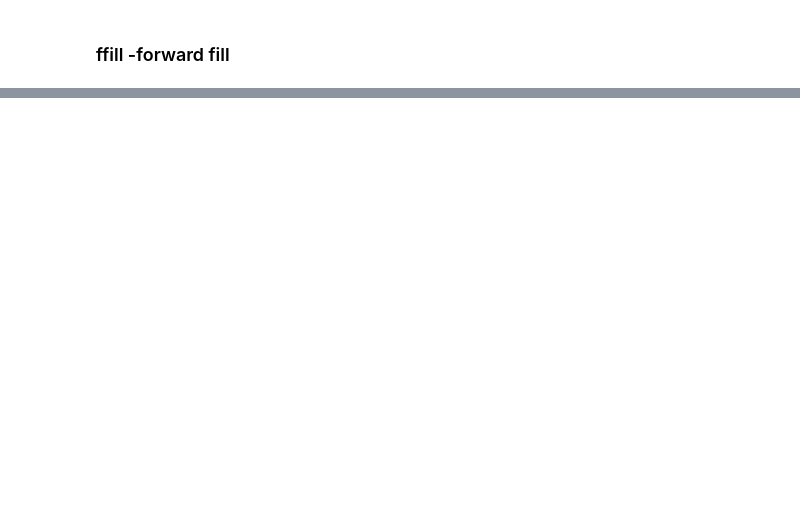
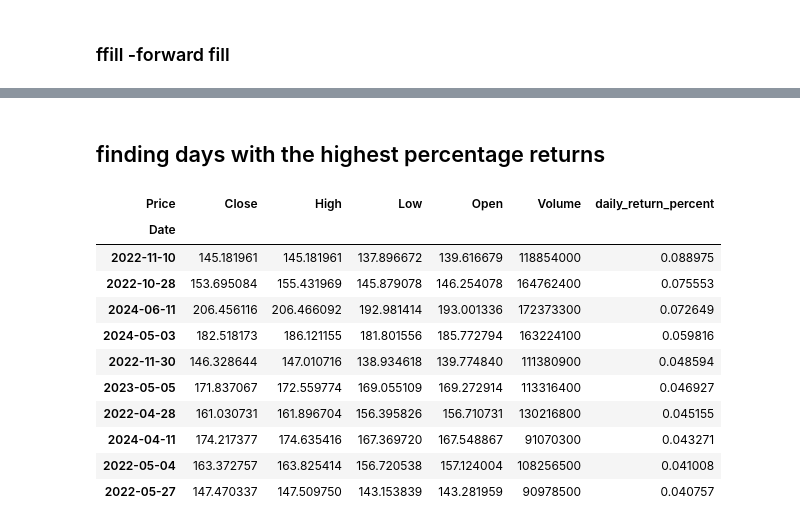
Before and after one commit to partha001/python-for-financial-markets, a Jupyter notebook: 5.TimeSeriesDataAnalysis.ipynb, the cells around one changed output, grey strips where cells are left out. Saved outputs shown, nothing was run; the diff lists cells and outputs as text; code cells hidden in the pictures; blank space fills up the shorter version.

```diff
--- a/5.TimeSeriesDataAnalysis.ipynb
+++ b/5.TimeSeriesDataAnalysis.ipynb
@@ -420,0 +865,18 @@ tickerData.tail(10)
+# %% [markdown]
+## finding days with the highest percentage returns
+# %%
+top_10_returns_daily = tickerData.nlargest(10, 'daily_return_percent')
+top_10_returns_daily
+# %% [output]
+| Price | Close | High | Low | Open | Volume | daily_return_percent |
+| Date |  |  |  |  |  |  |
+| 2022-11-10 | 145.181961 | 145.181961 | 137.896672 | 139.616679 | 118854000 | 0.088975 |
+| 2022-10-28 | 153.695084 | 155.431969 | 145.879078 | 146.254078 | 164762400 | 0.075553 |
+| 2024-06-11 | 206.456116 | 206.466092 | 192.981414 | 193.001336 | 172373300 | 0.072649 |
+| 2024-05-03 | 182.518173 | 186.121155 | 181.801556 | 185.772794 | 163224100 | 0.059816 |
+| 2022-11-30 | 146.328644 | 147.010716 | 138.934618 | 139.774840 | 111380900 | 0.048594 |
+| 2023-05-05 | 171.837067 | 172.559774 | 169.055109 | 169.272914 | 113316400 | 0.046927 |
+| 2022-04-28 | 161.030731 | 161.896704 | 156.395826 | 156.710731 | 130216800 | 0.045155 |
+| 2024-04-11 | 174.217377 | 174.635416 | 167.369720 | 167.548867 | 91070300 | 0.043271 |
+| 2022-05-04 | 163.372757 | 163.825414 | 156.720538 | 157.124004 | 108256500 | 0.041008 |
+| 2022-05-27 | 147.470337 | 147.509750 | 143.153839 | 143.281959 | 90978500 | 0.040757 |
```
Also changed, not shown: parts of 64 cells of this notebook.
